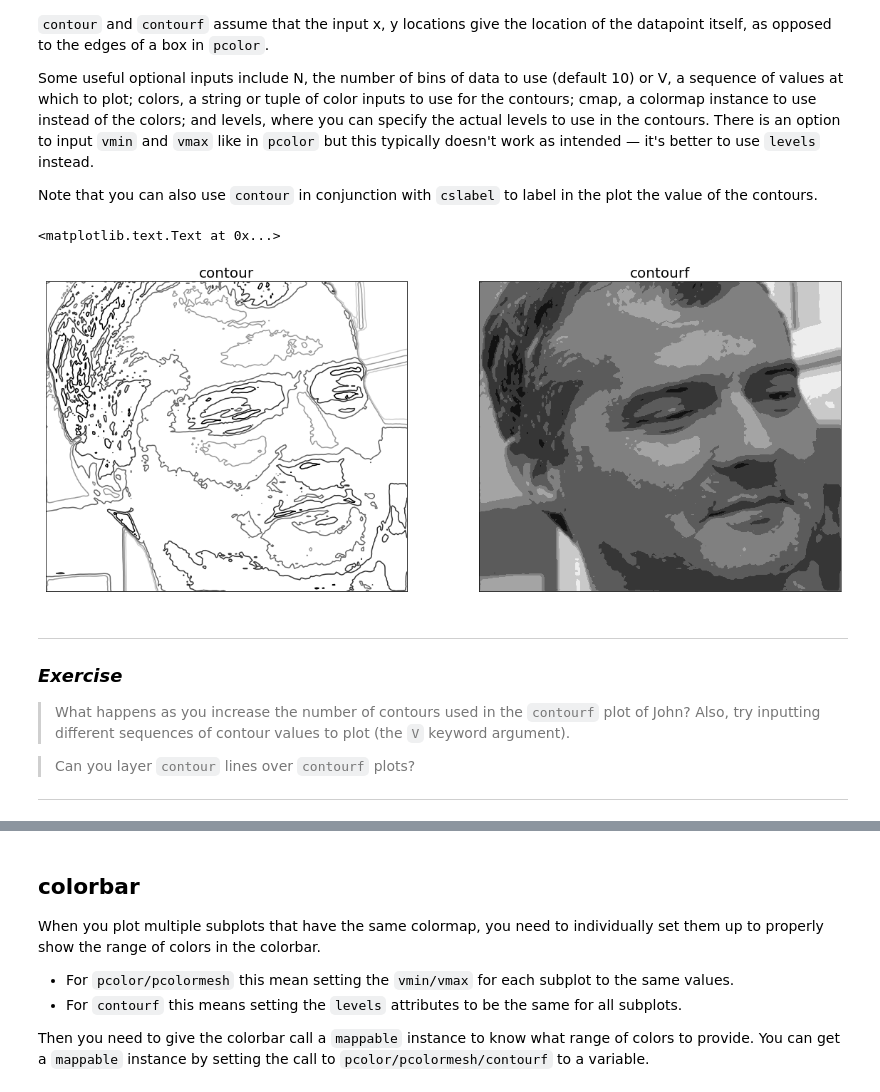
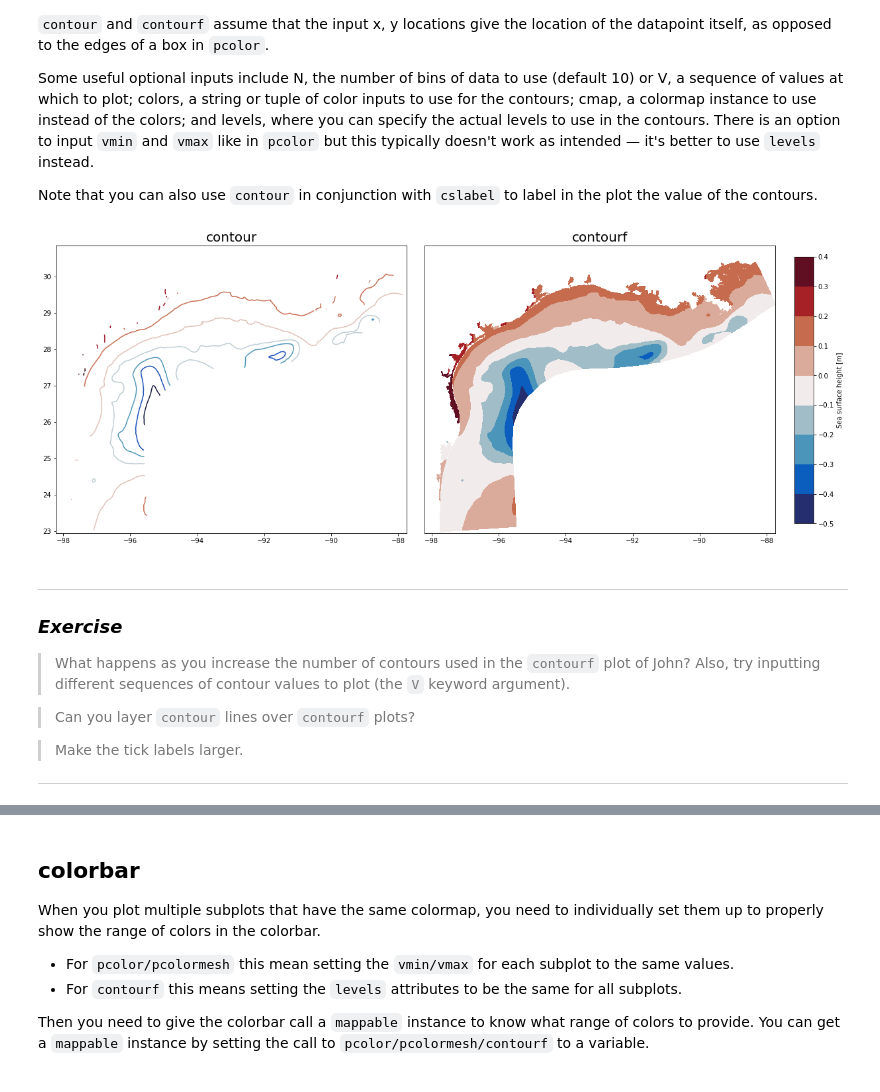
Before and after one commit to kthyng/python4geosciences, a Jupyter notebook: materials/3_matplotlib.ipynb, the cells around one changed output, grey strips where cells are left out. Cells and saved outputs as stored; diff of their text form; code cells hidden in the pictures.

```diff
--- a/materials/3_matplotlib.ipynb
+++ b/materials/3_matplotlib.ipynb
@@ -744,0 +646,10 @@ array([[ 0.58823532,  0.627451  ,  0.66666669, ...,  0.32549021,
+# %%
+d = np.load('../data/model.npz')
+
+import cmocean.cm as cmo
+
+fig = plt.figure(figsize=(10,8))
+ax = fig.add_subplot(1, 1, 1)
+mappable = ax.pcolormesh(d['lon'], d['lat'], d['ssh'][0], cmap=cmo.balance, vmin=-0.4, vmax=0.4)  # use the gray colormap to look more realistic
+cb = fig.colorbar(mappable, extend='min')
+cb.set_label('Sea surface height [m]')
@@ -753,19 +673,22 @@ Note that you can also use `contour` in conjunction with `cslabel` to label in t
 # %%
 fig = plt.figure(figsize=(20,8))
 ax = fig.add_subplot(1, 2, 1)
-ax.contour(X, Y, john, cmap='gray')  # use the gray colormap to look more realistic
-ax.set_xticks([])  # turn off ticks since they don't help us here
-ax.set_yticks([])
+ax.contour(d['lon'], d['lat'], d['ssh'][0], cmap=cmo.balance)  # use the gray colormap to look more realistic
 ax.set_title('contour', fontsize=20)
 
 ax2 = fig.add_subplot(1, 2, 2)
-ax2.contourf(X, Y, john, cmap='gray')  # use the gray colormap to look more realistic
-ax2.set_xticks([])  # turn off ticks since they don't help us here
+mappable = ax2.contourf(d['lon'], d['lat'], d['ssh'][0], cmap=cmo.balance)  # use the gray colormap to look more realistic
 ax2.set_yticks([])
 ax2.set_title('contourf', fontsize=20)
+
+# Make room for the colorbar on the right size, and scoot the subplots closer together
+fig.subplots_adjust(right=0.88, wspace=0.05)
+# Add an axes for the colorbar so that spacing looks right
+cax = fig.add_axes([0.9, 0.15, 0.02, 0.7])
+cb = fig.colorbar(mappable, extend='min', cax=cax)
+cb.set_label('Sea surface height [m]')
 # %% [output]
-<matplotlib.text.Text at 0x...>
-[figure, old version]
+[figure, new version]
 # %% [markdown]
 ---
 ### *Exercise*
@@ -774,4 +697,6 @@ ax2.set_title('contourf', fontsize=20)
 
 > Can you layer `contour` lines over `contourf` plots?
 
+> Make the tick labels larger.
+
 ---
```
Also changed, not shown: parts of 42 cells of this notebook.
